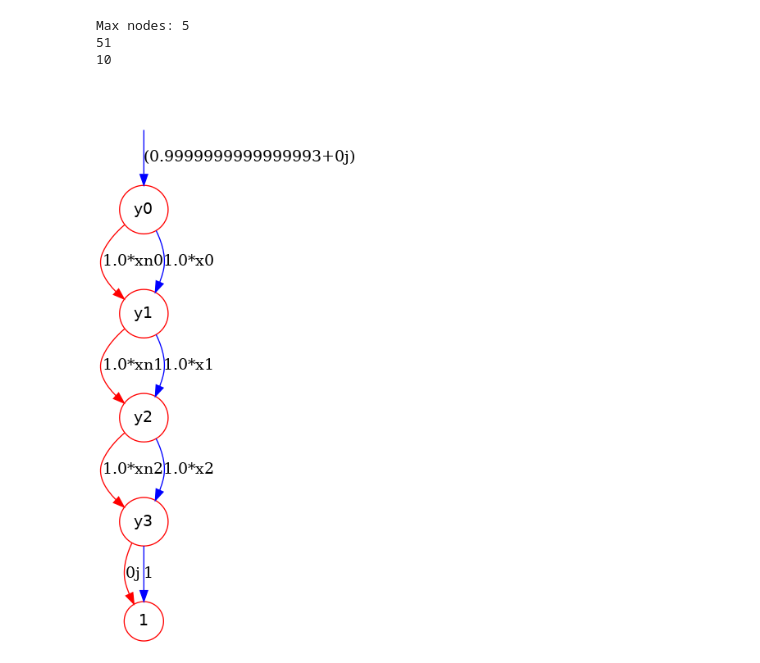
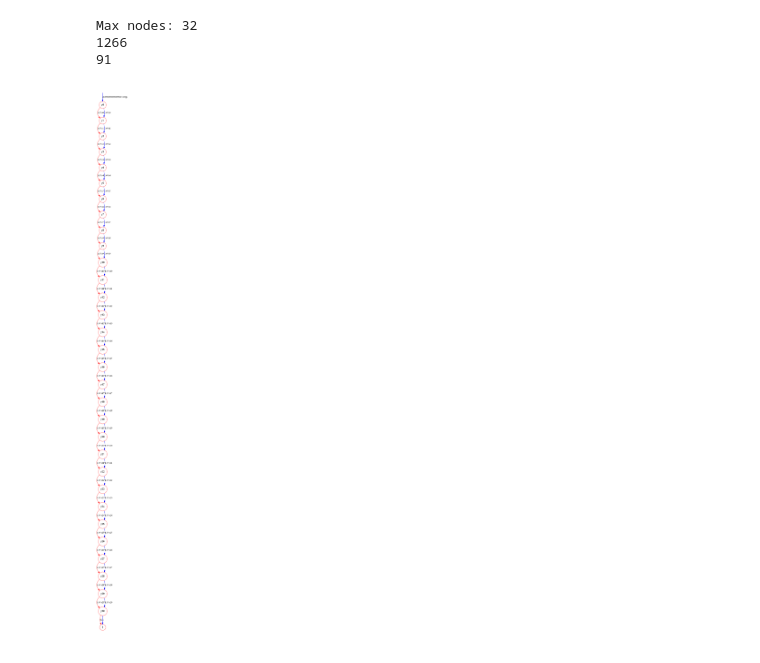
Before and after one commit to Veriqc/Symbol_TDD, a Jupyter notebook: Test_Binary2.ipynb, the cells around one changed output. Saved outputs shown, nothing was run; the diff lists cells and outputs as text; code cells hidden in the pictures.

```diff
--- a/Test_Binary2.ipynb
+++ b/Test_Binary2.ipynb
@@ -128,10 +143,10 @@ plt.legend()
 # %%
 # z=[log(k) for k in z]
 plt.plot(x,z)
-k=[t**2.1*10 for t in x]
+k=[t**2.04*10 for t in x]
 plt.plot(x,k,'*',label='n^2.1*10')
 plt.xlabel("Qubits num")
-plt.ylabel("Time(s)")
+plt.ylabel("Total number of nodes")
 plt.legend()
 # %% [output]
 <matplotlib.legend.Legend at 0x...>
@@ -139,13 +154,13 @@ plt.legend()
 # %%
-# Ini_TDD(['x0','y0','x1','y1'])
-# x=symbols('x0')
-# nx=symbols('xn0')
-# U=np.array([[1,0,0,0],[0,1,0,0],[0,0,nx,x],[0,0,x,nx]])
-# # U=np.array([[1,0,0,0],[0,1,0,0],[0,0,0,1],[0,0,1,0]])
-# U=reshape2(U)
-# # print(U)
-# var=[Index('x0'),Index('y0'),Index('x1'),Index('y1')]
-# ts1=Tensor(U,var)
-# tdd=ts1.tdd()
-# print(tdd.node_number())
-# tdd.show()
+Ini_TDD(['x0','y0','x1','y1'],['s0'])
+x=symbols('s0')
+nx=symbols('sn0')
+U=np.array([[1,0,0,0],[0,1,0,0],[0,0,nx,x],[0,0,x,nx]])
+# U=np.array([[1,0,0,0],[0,1,0,0],[0,0,0,1],[0,0,1,0]])
+U=reshape2(U)
+# print(U)
+var=[Index('x0'),Index('y0'),Index('x1'),Index('y1')]
+ts1=Tensor(U,var)
+tdd=ts1.tdd()
+print(tdd.node_number())
+tdd.show()
@@ -153,10 +171,11 @@ plt.legend()
 def veri_bv(n):
 
     syms=[]
+    syms2=[]
     for k in range(n):
-        syms.append(symbols('x'+str(k)))
-        syms.append(symbols('xn'+str(k)))
-
+        syms.append(symbols('s'+str(k)))
+        syms.append(symbols('sn'+str(k)))
+        syms2.append('s'+str(k))
     tn=TensorNetwork([])
     U=np.array([1,0])
     for k in range(n):
@@ -181,40 +200,42 @@ def veri_bv(n):
         var=[Index('x'+str(k)+'_1'),Index('x'+str(k)+'_2'),Index('x'+str(n)+'_'+str(k+1)),Index('x'+str(n)+'_'+str(k+2))]
         ts=Tensor(U,var)
         tn.tensors.append(ts)
     for k in range(n):
         var=[Index('x'+str(k)+'_2'),Index('y'+str(k))]
         ts=Tensor(H,var)
         tn.tensors.append(ts)
 
     var=[Index('x'+str(n)+'_'+str(n+1)),Index('y'+str(n))]
     ts=Tensor(H,var)
     tn.tensors.append(ts)
 
     var=[]
     for k in range(n):
         var.append('x'+str(k))
         var.append('x'+str(k)+'_1')
         var.append('x'+str(k)+'_2')
         var.append('y'+str(k))
     var.append('x'+str(n))
 
     for k in range(n+1):
         var.append('x'+str(n)+'_'+str(k+1))
     var.append('y'+str(n))
-    Ini_TDD(var)
+    syms2.reverse()
+#     print(syms2)
+    Ini_TDD(var,syms2)
 
     tdd=tn.cont()
     print(gu1())
     print(gu2())
     return tdd
 
-tdd=veri_bv(3)
-tdd.show(filename='output/bv_%i'%3)
+tdd=veri_bv(30)
+tdd.show()
 # %% [output]
-Max nodes: 5
-51
-10
+Max nodes: 32
+1266
+91
-[figure, old version]
+[figure, new version]
 # %%
 def toffoli(n):
     """The matrix of C^n(X)"""
```
Also changed, not shown: parts of 12 cells of this notebook.
